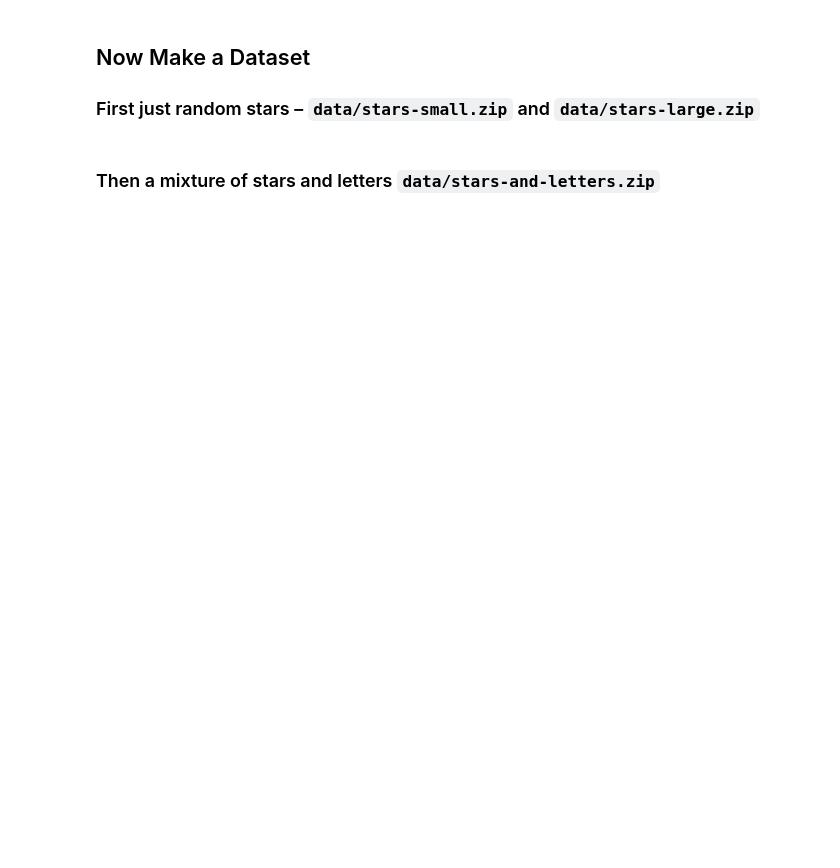
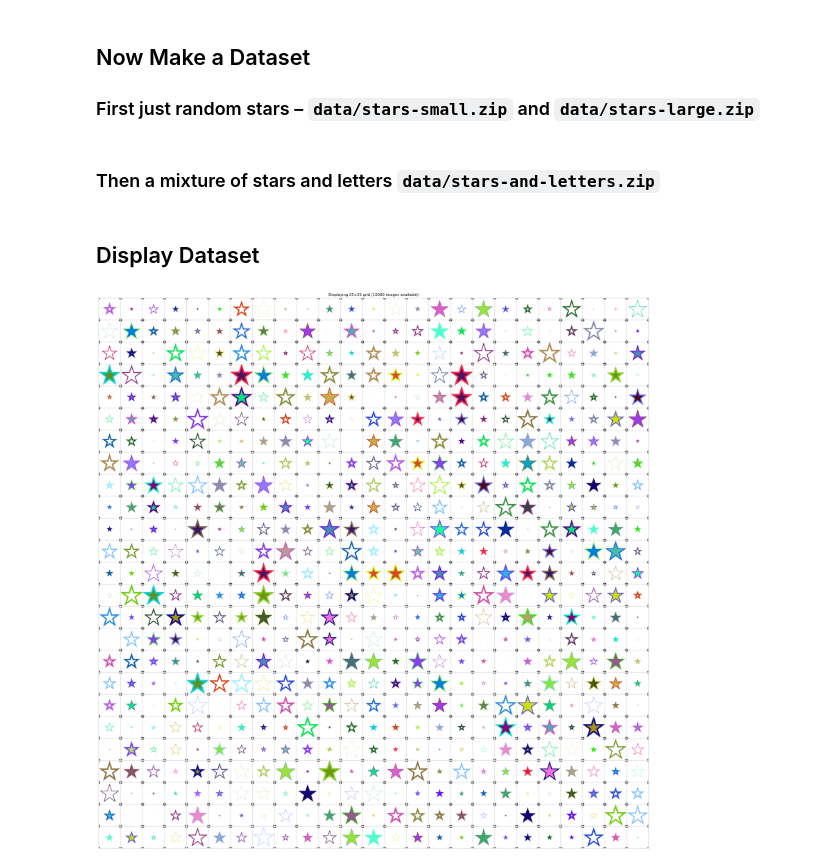
Before and after one commit to MohanedAnene/Glyphs, a Jupyter notebook: dataset_creationDIRECT.ipynb, the cells around one changed output. Drawn from its saved outputs; the diff is of its cells as text; code cells hidden in the pictures; blank space fills up the shorter version.

Commit message:
Commit with display function

```diff
--- a/dataset_creationDIRECT.ipynb
+++ b/dataset_creationDIRECT.ipynb
@@ -87 +87,9 @@ with df.GlyphExporter(filepath='data/stars-and-letters.zip', dataset_name="Stars
                                xvalues=np.linspace(0.0, 100.0, 10)))
+# %% [markdown]
+## Display Dataset
+# %%
+import src
+
+display_dataset("data/stars-large.zip")
+# %% [output]
+[figure, added]
```
Also changed, not shown: parts of 3 cells of this notebook, 1 other file.
